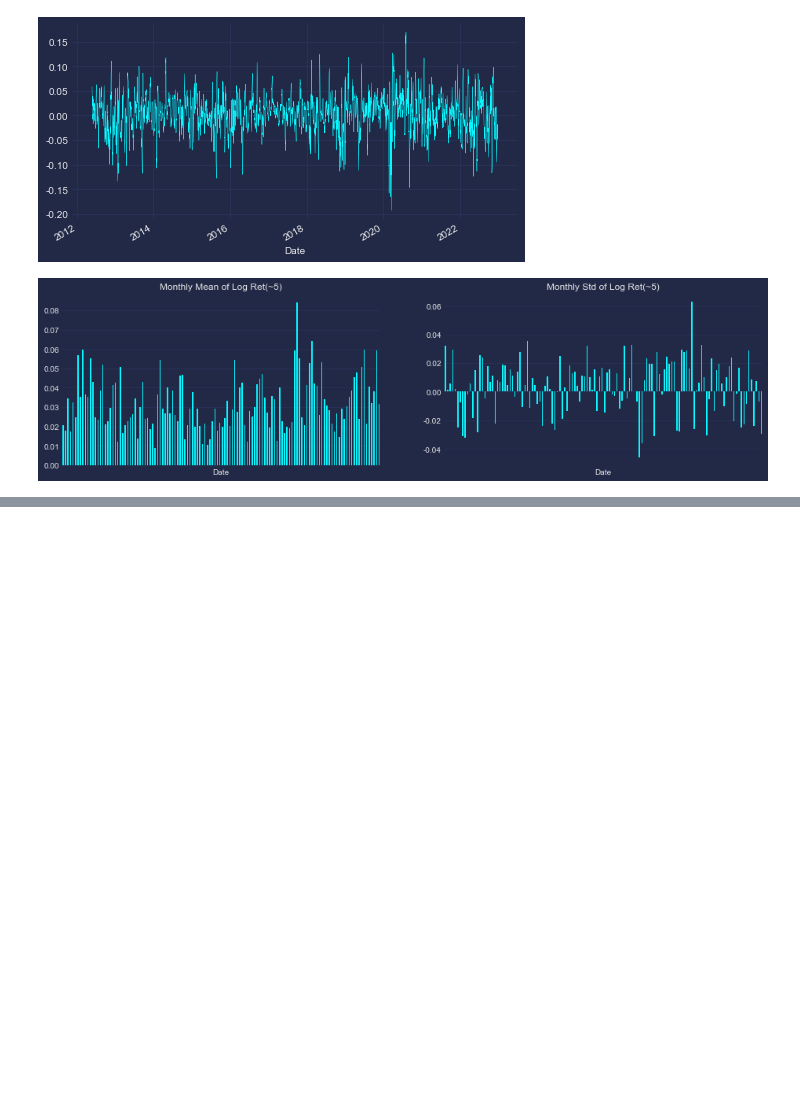
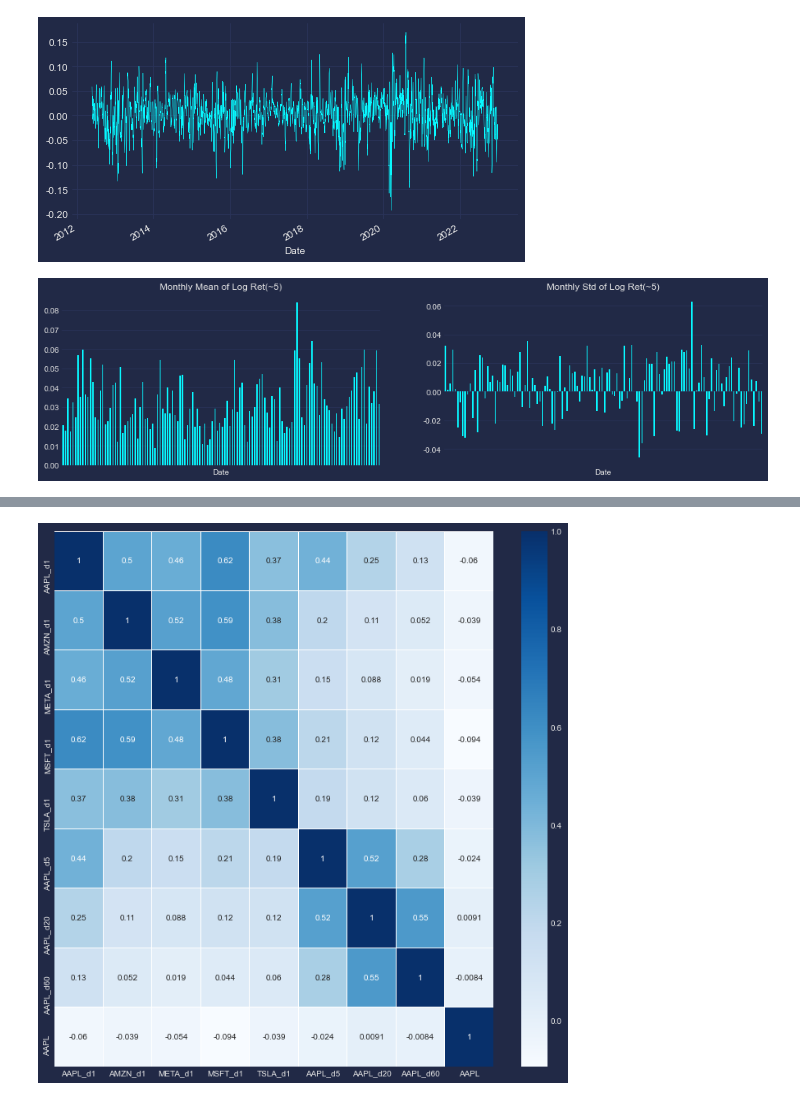
Before and after one commit to sw-song/ts-analysis, a Jupyter notebook: tutorials/02_predict_price.ipynb, the cells around one changed output, grey strips where cells are left out. Cells and saved outputs as stored; diff of their text form; code cells hidden in the pictures; blank space fills up the shorter version.

```diff
--- a/tutorials/02_predict_price.ipynb
+++ b/tutorials/02_predict_price.ipynb
@@ -301,0 +308,14 @@ plt.show()
+# %%
+# y (target to forcasting)
+y = np.log(df_i_adj['AAPL']).diff(1).shift(-1)
+
+# x (y-delayed)
+y_delayed = pd.concat([np.log(df_i_adj['AAPL']).diff(x) for x in [5,20,60]], axis=1)
+y_delayed.columns = ['AAPL_d5', 'AAPL_d20', 'AAPL_d60']
+
+# x (y-related)
+X = np.log(df_i_adj).diff(1)
+X.columns = [f'{x}_d1' for x in df_i_adj.columns]
+
+df_Xy = pd.concat([X, y_delayed, y], axis=1).dropna()
+df_Xy
@@ -301,0 +337,7 @@ plt.show()
+# %%
+plt.figure(figsize=(12,12))
+
+sns.heatmap(df_Xy.corr(), annot=True, cmap='Blues', linewidth=0.1);
+plt.show()
+# %% [output]
+[figure, added]
```
Also changed, not shown: parts of 13 cells of this notebook.
